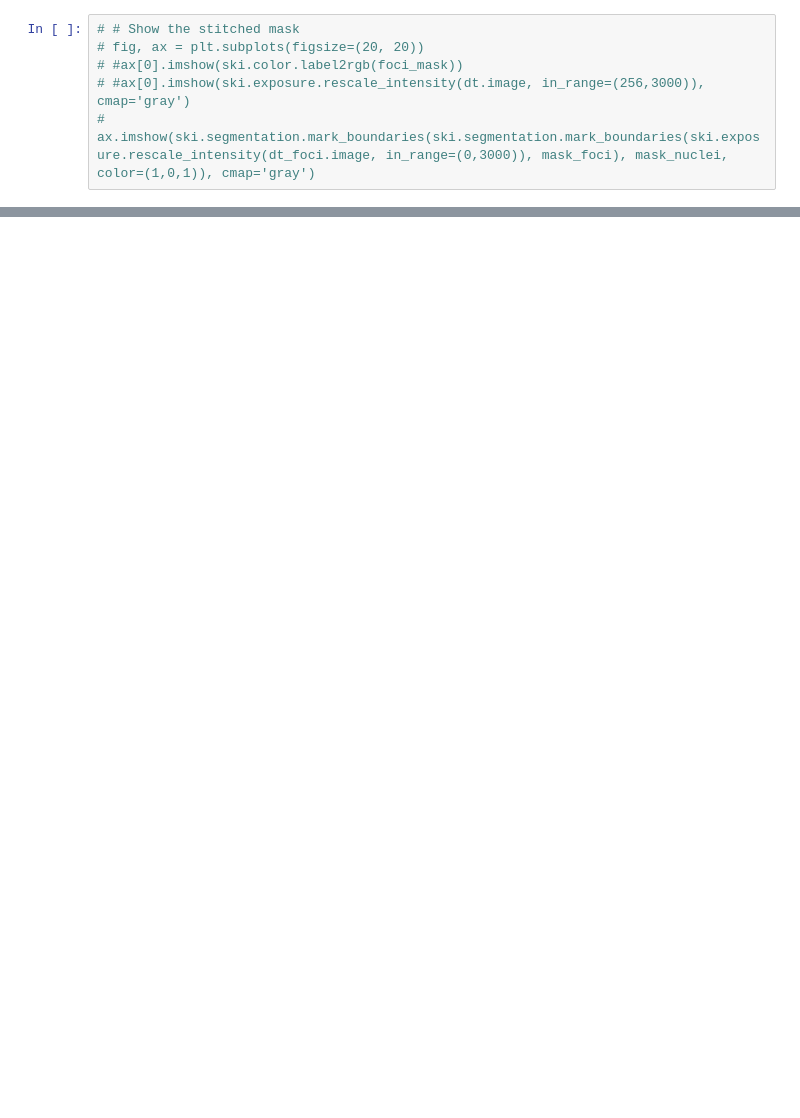
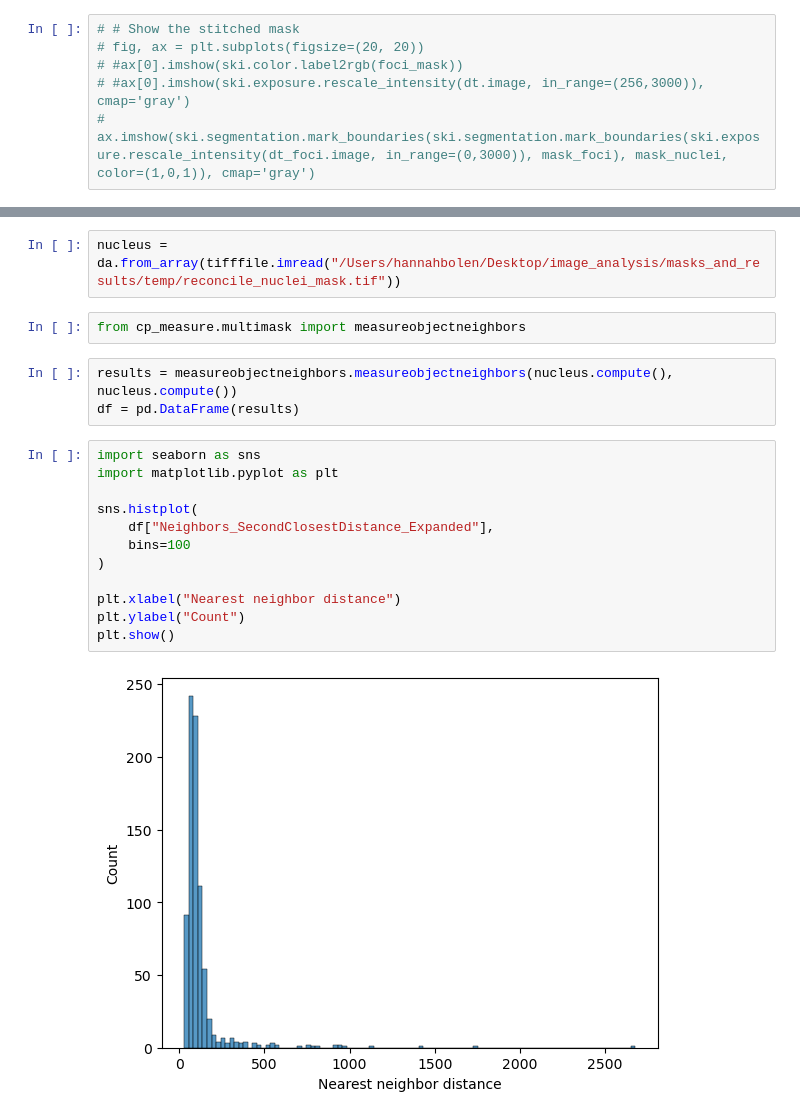
Before and after one commit to hannahbolen1/whole_slide, a Jupyter notebook: current/deeptile_test.ipynb, the cells around one changed output, grey strips where cells are left out. Saved outputs shown, nothing was run; the diff lists cells and outputs as text; blank space fills up the shorter version.

```diff
--- a/current/deeptile_test.ipynb
+++ b/current/deeptile_test.ipynb
@@ -147,0 +214,21 @@ results_fullslide.to_csv(os.path.join(results_folder,"".join([img_name.split("."
+# %%
+nucleus = da.from_array(tifffile.imread("/Users/hannahbolen/Desktop/image_analysis/masks_and_results/temp/reconcile_nuclei_mask.tif"))
+# %%
+from cp_measure.multimask import measureobjectneighbors
+# %%
+results = measureobjectneighbors.measureobjectneighbors(nucleus.compute(), nucleus.compute())
+df = pd.DataFrame(results)
+# %%
+import seaborn as sns
+import matplotlib.pyplot as plt
+
+sns.histplot(
+    df["Neighbors_SecondClosestDistance_Expanded"],
+    bins=100
+)
+
+plt.xlabel("Nearest neighbor distance")
+plt.ylabel("Count")
+plt.show()
+# %% [output]
+[figure, added]
```
Also changed, not shown: parts of 22 cells of this notebook, 4 other files.
